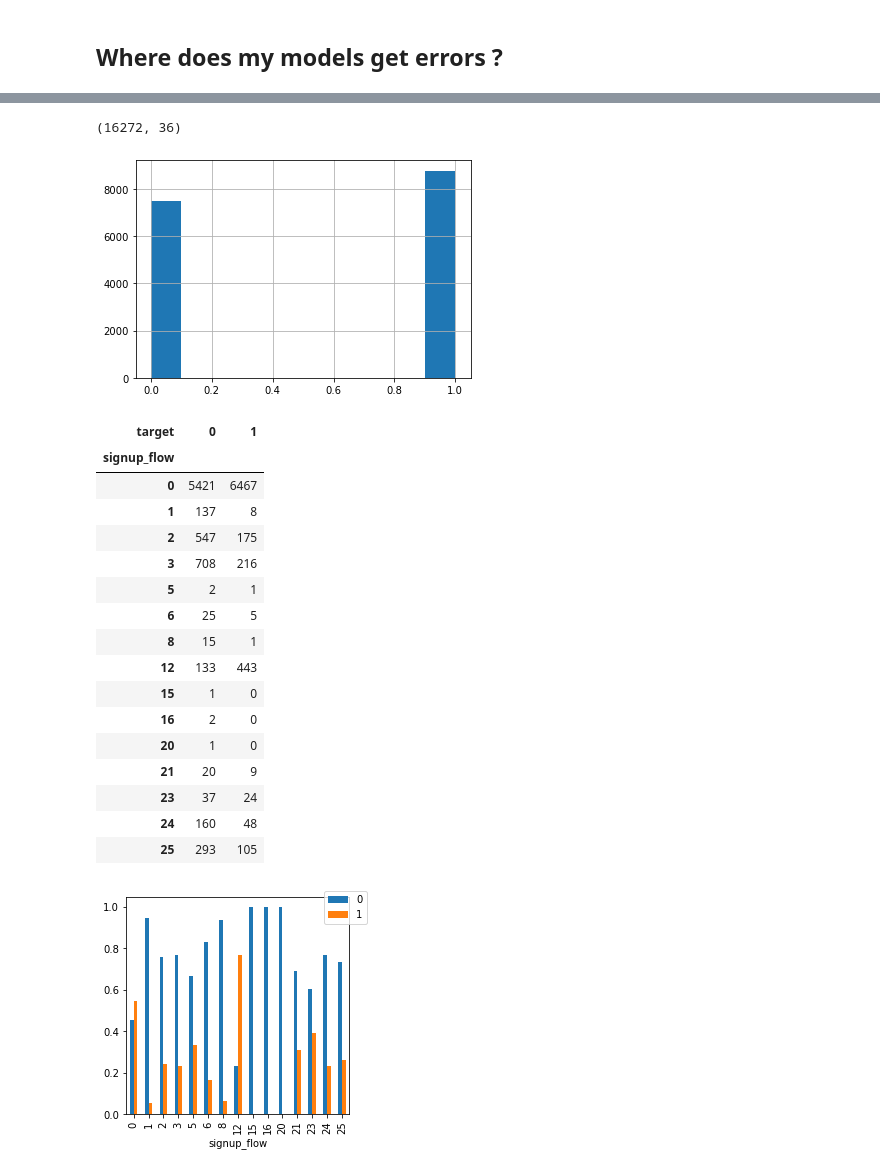
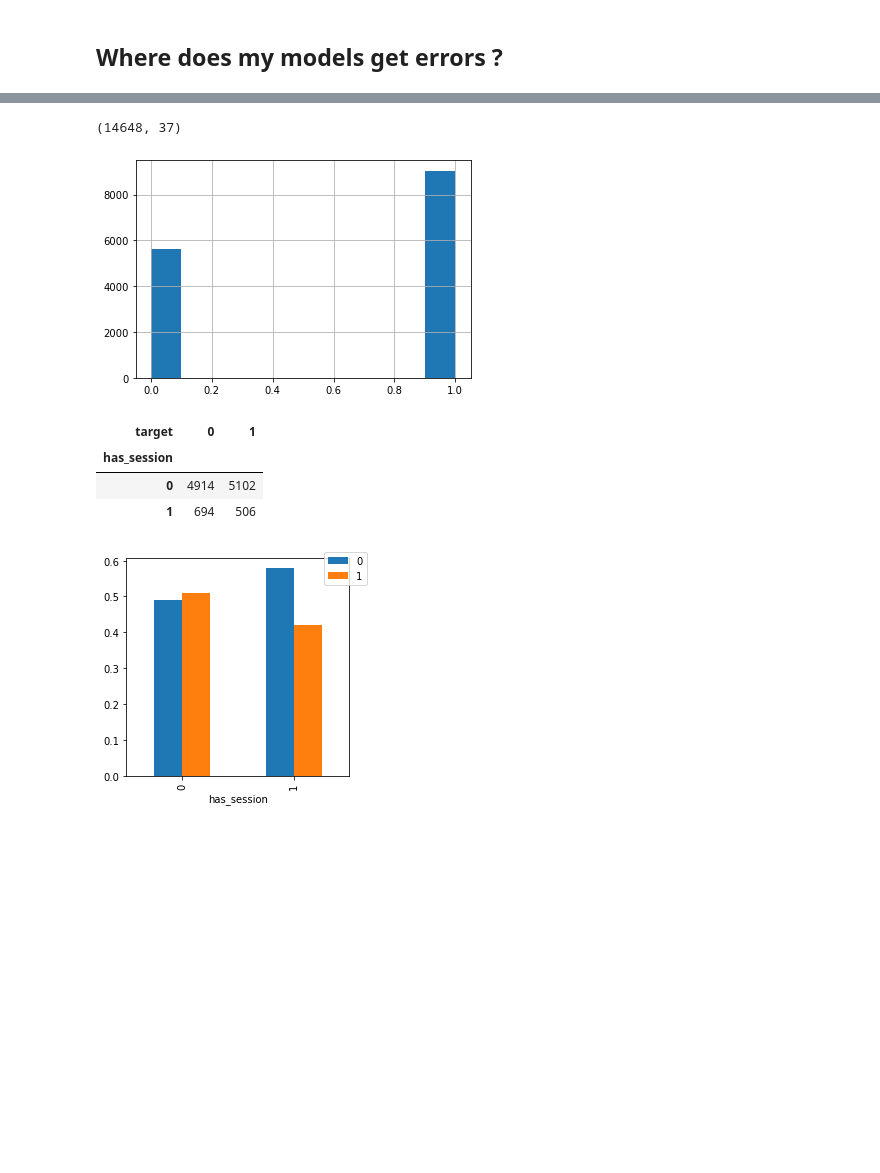
Before and after one commit to vesran/BookerGuess, a Jupyter notebook: dev/_3_train_DF_NDF.ipynb, the cells around one changed output, grey strips where cells are left out. Cells and saved outputs as stored; diff of their text form; code cells hidden in the pictures; blank space fills up the shorter version.

Commit message:
restart training

```diff
--- a/dev/_3_train_DF_NDF.ipynb
+++ b/dev/_3_train_DF_NDF.ipynb
@@ -59,6 +60,8 @@ data['created_account_spring'] = ((3 <= data['month_account_created']) & (data['
 data['created_account_cold'] = ((7 <= data['month_account_created']) | (data['month_account_created'] <= 1)).astype(int)
 # %%
 data['signup_method_facebook'] = (data['signup_method'] == 'facebook').astype(int)
+# %%
+data['has_session'] = data.apply(lambda r: 1 if r['id'] in user_ids else 0, axis=1)
 # %%
 data['signup_flow_start'] = (data['signup_flow'] <= 1).astype(int)
 data['signup_flow_middle'] = ((20 > data['signup_flow']) & (data['signup_flow'] > 1)).astype(int)
@@ -100,6 +103,6 @@ model.score(X_test, y_test)
 # %%
 from sklearn.ensemble import RandomForestClassifier
-model = RandomForestClassifier(n_estimators=99, max_depth=20)
+model = RandomForestClassifier(n_estimators=99, max_depth=11)
 model.fit(X_train, y_train)
 model.score(X_test, y_test)
 # %% [output]
@@ -112,0 +124,5 @@ array([0.20461802, 0.22127455, 0.0085677 , 0.07287103, 0.01778254,
+# %%
+from xgboost import XGBClassifier
+model = XGBClassifier(max_depth= 10, learning_rate=1, n_estimators=5)
+model.fit(X_train, y_train)
+model.score(X_test, y_test)
@@ -169,36 +194,23 @@ Index(['level_0', 'index', 'id', 'date_account_created',
 errors['target'].hist()
 errors.shape
 # %% [output]
-(16272, 36)
+(14648, 37)
-[figure, old version]
+[figure, new version]
 # %%
 balanced_errors_df = errors[errors['target'] == 1].head(min(errors[errors['target'] == 1].shape[0], errors[errors['target'] == 0].shape[0]))
 balanced_errors_ndf = errors[errors['target'] == 0].head(min(errors[errors['target'] == 1].shape[0], errors[errors['target'] == 0].shape[0]))
 balanced_errors = pd.concat([balanced_errors_df, balanced_errors_ndf]).sample(frac=1).drop(['level_0', 'index'], axis=1).reset_index()
 # %%
-tmp = pd.crosstab(balanced_errors['signup_flow'], balanced_errors['target'])
+tmp = pd.crosstab(balanced_errors['has_session'], balanced_errors['target'])
 tmp.div(tmp.sum(1).astype(float), axis=0).plot(kind="bar", stacked=False, figsize=(4,4))
 plt.legend(bbox_to_anchor=(1.1, 1.05))
 tmp
 # %% [output]
 | target | 0 | 1 |
-| signup_flow |  |  |
-| 0 | 5421 | 6467 |
-| 1 | 137 | 8 |
-| 2 | 547 | 175 |
-| 3 | 708 | 216 |
-| 5 | 2 | 1 |
-| 6 | 25 | 5 |
-| 8 | 15 | 1 |
-| 12 | 133 | 443 |
-| 15 | 1 | 0 |
-| 16 | 2 | 0 |
-| 20 | 1 | 0 |
-| 21 | 20 | 9 |
-| 23 | 37 | 24 |
-| 24 | 160 | 48 |
-| 25 | 293 | 105 |
+| has_session |  |  |
+| 0 | 4914 | 5102 |
+| 1 | 694 | 506 |
-[figure, old version]
+[figure, new version]
 # %%
 sns.distplot(balanced_errors[(balanced_errors['age'] < 100) & (balanced_errors['target'] == 0)]['age'])
 sns.distplot(balanced_errors[(balanced_errors['age'] < 100) & (balanced_errors['target'] == 1)]['age'])
```
Also changed, not shown: parts of 14 cells of this notebook, 2 other files.
